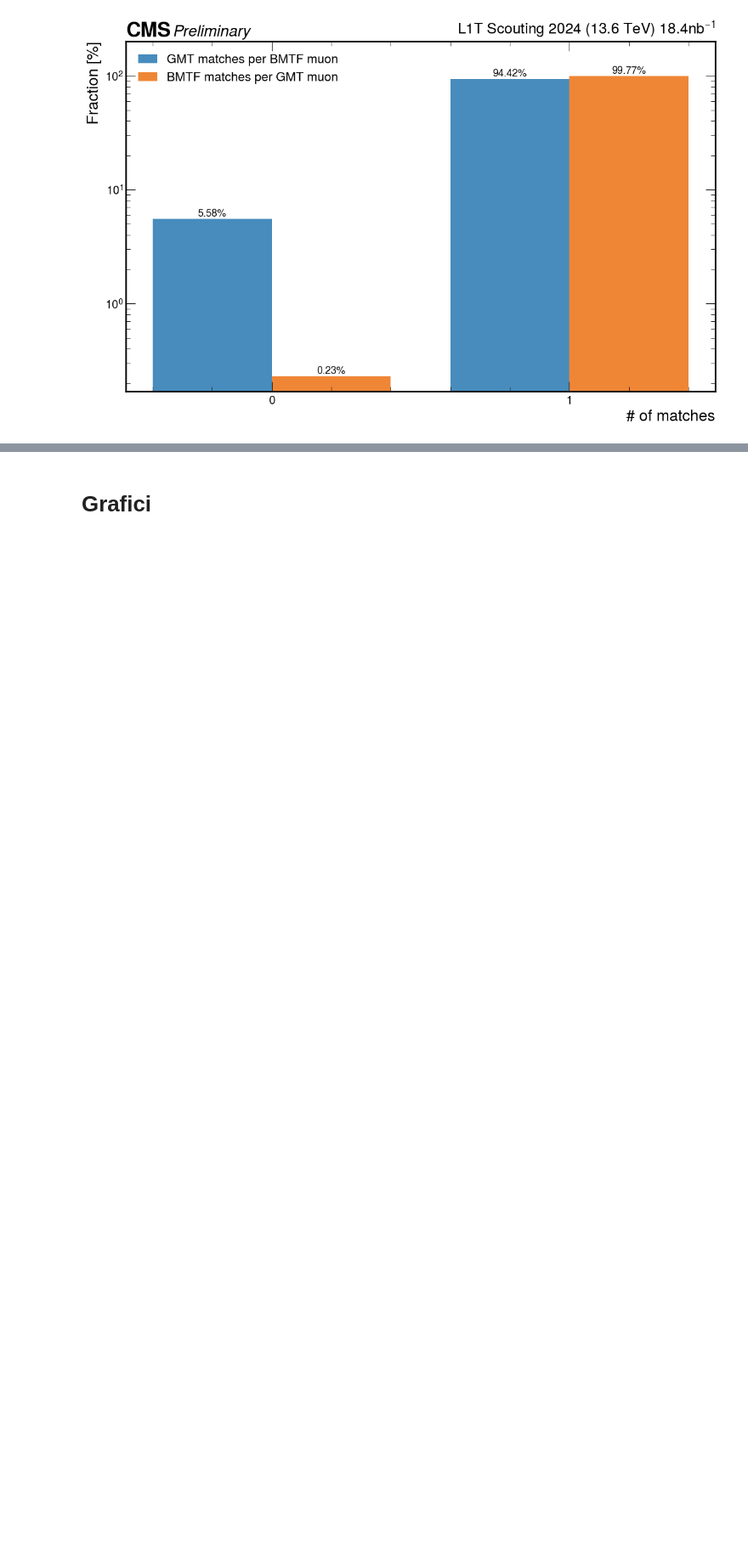
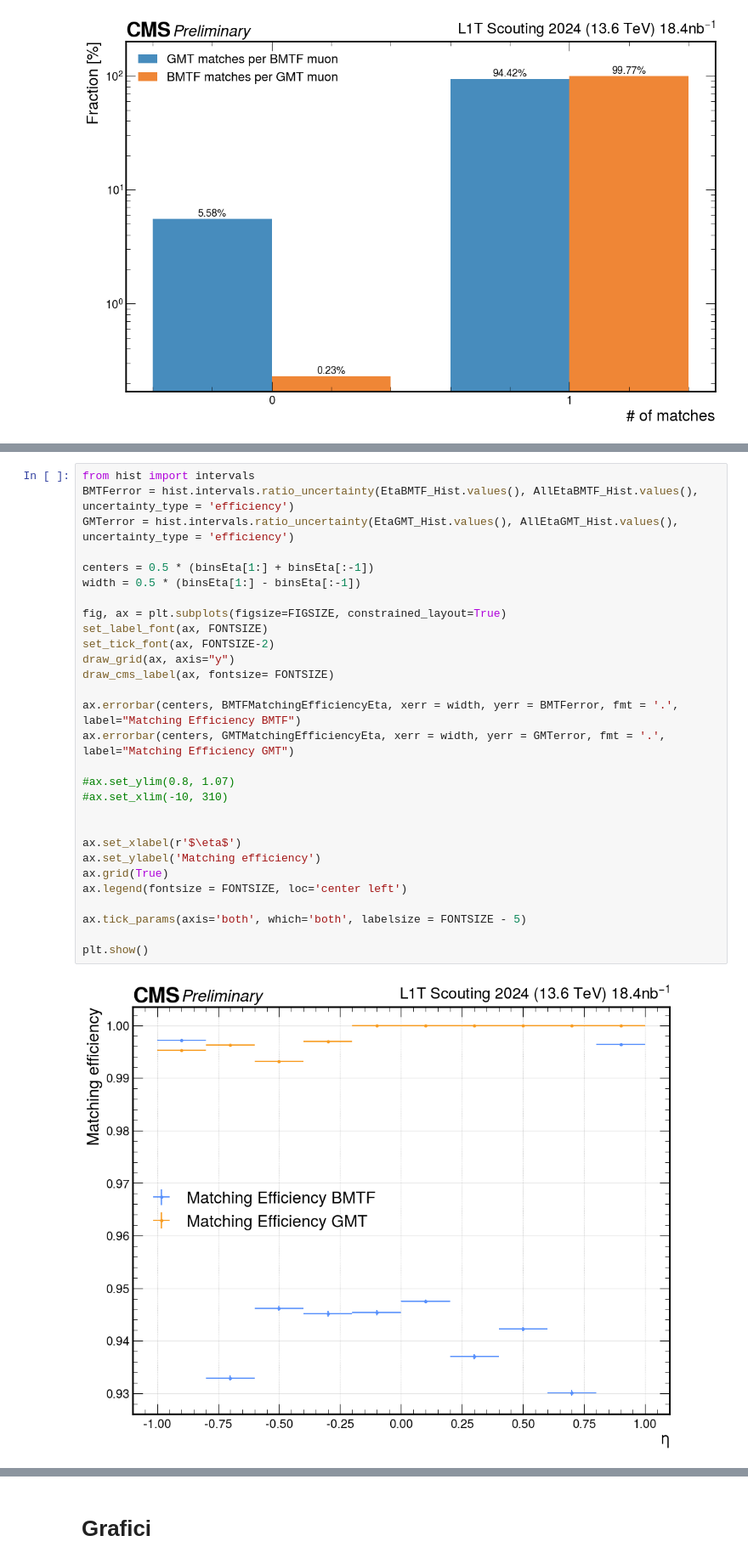
Before and after one commit to francescoreschio/Tesi-Triennale, a Jupyter notebook: Codice/DeltaRDef.ipynb, the cells around one changed output, grey strips where cells are left out. Shown at 85% size. Saved outputs shown, nothing was run; the diff lists cells and outputs as text; blank space fills up the shorter version.

```diff
--- a/Codice/DeltaRDef.ipynb
+++ b/Codice/DeltaRDef.ipynb
@@ -421,0 +726,31 @@ plt.show()'''
+# %%
+from hist import intervals
+BMTFerror = hist.intervals.ratio_uncertainty(EtaBMTF_Hist.values(), AllEtaBMTF_Hist.values(), uncertainty_type = 'efficiency')
+GMTerror = hist.intervals.ratio_uncertainty(EtaGMT_Hist.values(), AllEtaGMT_Hist.values(), uncertainty_type = 'efficiency')
+
+centers = 0.5 * (binsEta[1:] + binsEta[:-1])
+width = 0.5 * (binsEta[1:] - binsEta[:-1])
+
+fig, ax = plt.subplots(figsize=FIGSIZE, constrained_layout=True)
+set_label_font(ax, FONTSIZE)
+set_tick_font(ax, FONTSIZE-2)
+draw_grid(ax, axis="y")
+draw_cms_label(ax, fontsize= FONTSIZE)
+
+ax.errorbar(centers, BMTFMatchingEfficiencyEta, xerr = width, yerr = BMTFerror, fmt = '.', label="Matching Efficiency BMTF")
+ax.errorbar(centers, GMTMatchingEfficiencyEta, xerr = width, yerr = GMTerror, fmt = '.', label="Matching Efficiency GMT")
+
+#ax.set_ylim(0.8, 1.07)
+#ax.set_xlim(-10, 310)
+
+
+ax.set_xlabel(r'$\eta$')
+ax.set_ylabel('Matching efficiency')
+ax.grid(True)
+ax.legend(fontsize = FONTSIZE, loc='center left')
+
+ax.tick_params(axis='both', which='both', labelsize = FONTSIZE - 5)
+
+plt.show()
+# %% [output]
+[figure, added]
```
Also changed, not shown: parts of 30 cells of this notebook, 2 other files.
